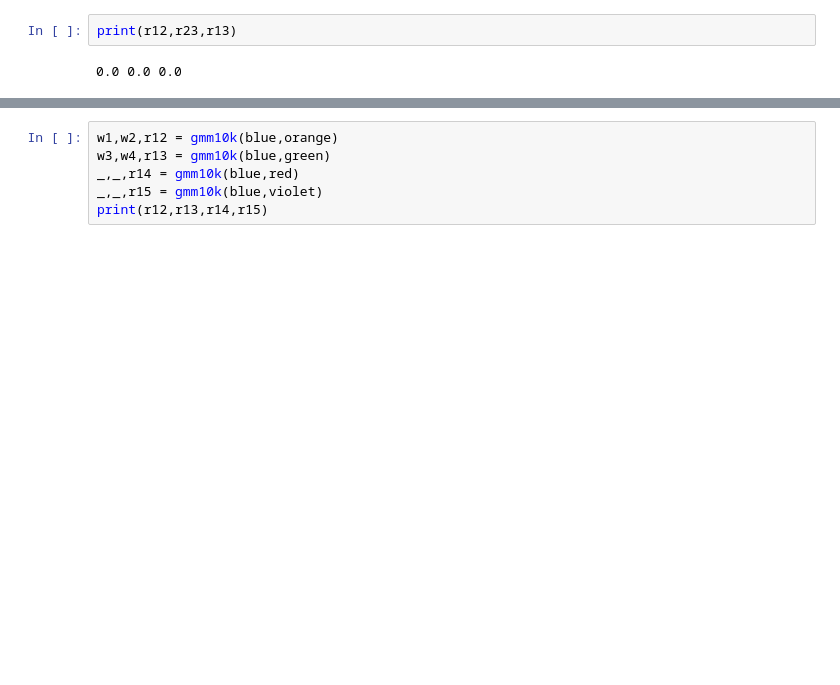
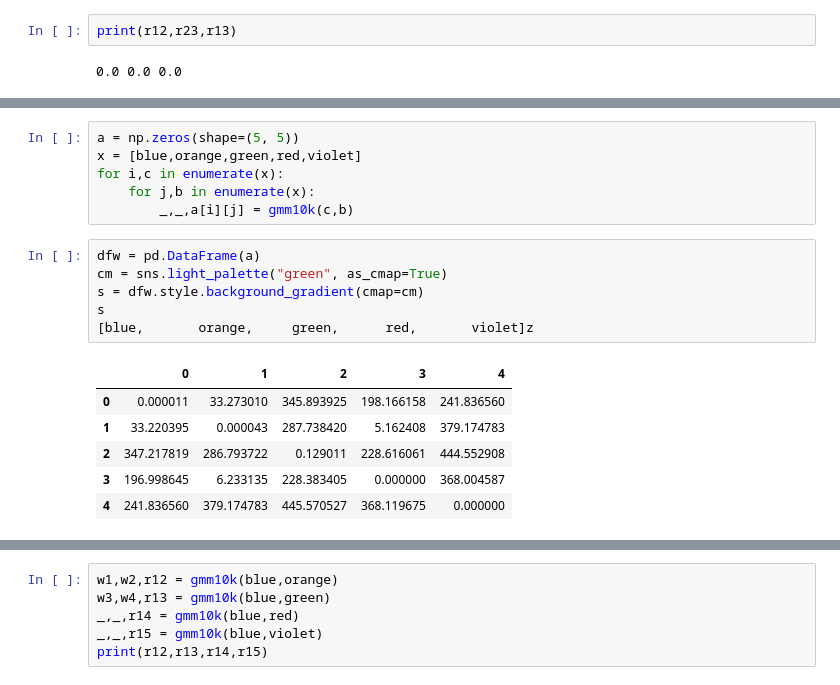
Before and after one commit to algoasylum/SatelliteImageAnalysis, a Jupyter notebook: GMM/additive_ordermeans_synthetic.ipynb, the cells around one changed output, grey strips where cells are left out. Saved outputs shown, nothing was run; the diff lists cells and outputs as text; blank space fills up the shorter version.

```diff
--- a/GMM/additive_ordermeans_synthetic.ipynb
+++ b/GMM/additive_ordermeans_synthetic.ipynb
@@ -305,0 +324,19 @@ sns.distplot(violet,bins=150)
+# %%
+a = np.zeros(shape=(5, 5))
+x = [blue,orange,green,red,violet]
+for i,c in enumerate(x):
+    for j,b in enumerate(x):
+        _,_,a[i][j] = gmm10k(c,b)
+# %%
+dfw = pd.DataFrame(a)
+cm = sns.light_palette("green", as_cmap=True)
+s = dfw.style.background_gradient(cmap=cm)
+s
+[blue,       orange,     green,      red,       violet]z
+# %% [output]
+|  | 0 | 1 | 2 | 3 | 4 |
+| 0 | 0.000011 | 33.273010 | 345.893925 | 198.166158 | 241.836560 |
+| 1 | 33.220395 | 0.000043 | 287.738420 | 5.162408 | 379.174783 |
+| 2 | 347.217819 | 286.793722 | 0.129011 | 228.616061 | 444.552908 |
+| 3 | 196.998645 | 6.233135 | 228.383405 | 0.000000 | 368.004587 |
+| 4 | 241.836560 | 379.174783 | 445.570527 | 368.119675 | 0.000000 |
```
Also changed, not shown: parts of 40 cells of this notebook, 1 other file.
